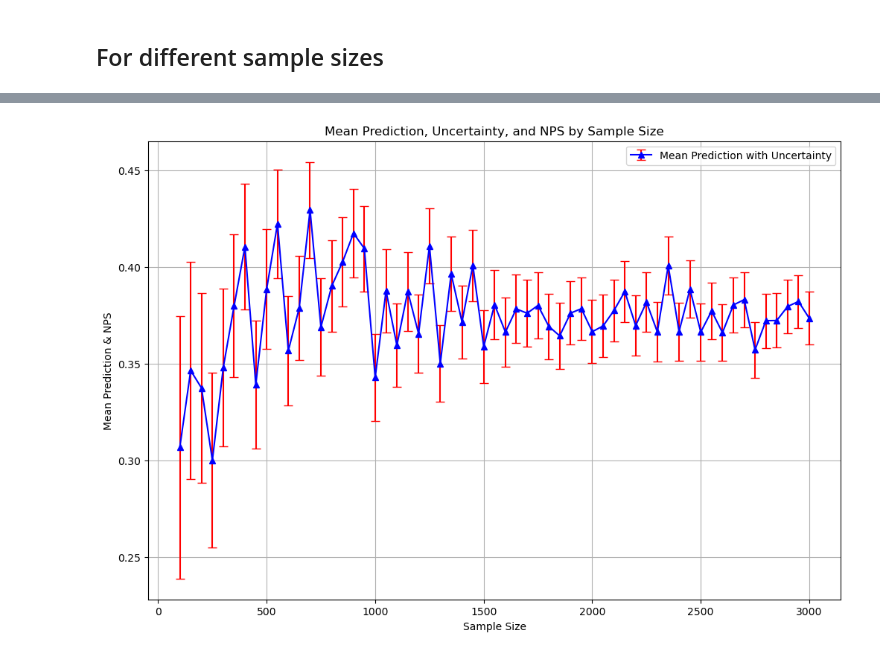
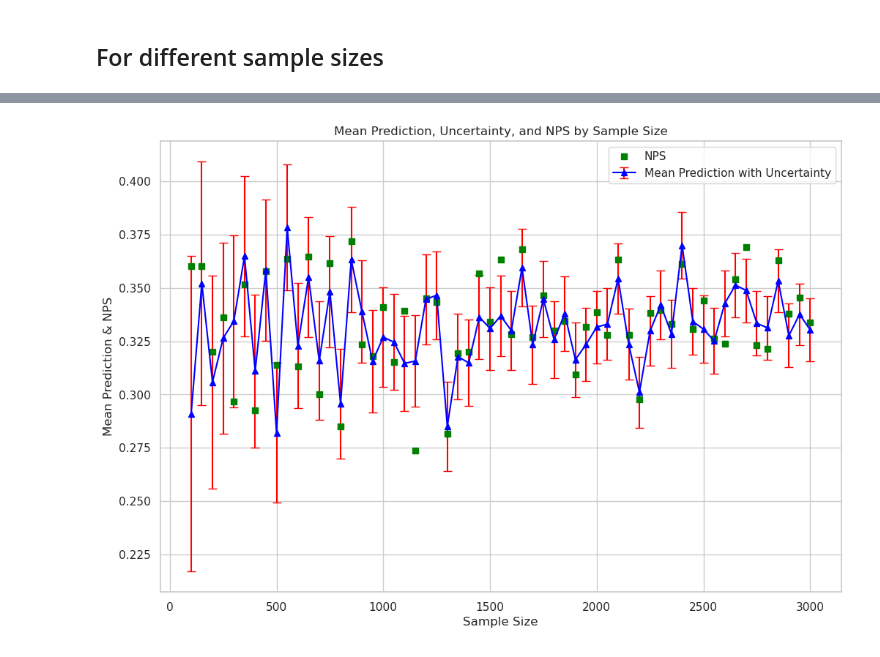
Before and after one commit to nomadicsenseis/AI_Explanatory_Drivers-VS_past_pipeline, a Jupyter notebook: develop/uncertainty_propagation.ipynb, the cells around one changed output, grey strips where cells are left out. Cells and saved outputs as stored; diff of their text form; code cells hidden in the pictures.

```diff
--- a/develop/uncertainty_propagation.ipynb
+++ b/develop/uncertainty_propagation.ipynb
@@ -1424,14 +1412,14 @@ filtered_df
 import numpy as np
 import pandas as pd
 
-def sample_uncertainties(data, n_samples=100, sample_size=1):
+def sample_uncertainties(data, n_samples=10, sample_size=100):
     results = []
     np.random.seed(42)  # For reproducibility
 
     for _ in range(n_samples):
         # Randomly select samples
         sample = data.sample(n=sample_size)
-        mean_prediction = sample['out_prob_nps'].mean()
+        mean_prediction = sample['mean_proba_nps'].mean()
 
         # Model uncertainty (quadratic sum of uncertainties in the sample)
         model_uncertainty = sample['uncertainty_nps'].mean()
@@ -1478,7 +1466,7 @@ plt.show()
 # %% [markdown]
 ## For different sample sizes
 # %%
-filtered_df=pd.read_csv('predictions (11).csv')
+# filtered_df=pd.read_csv('predictions (11).csv')
 # %%
 filtered_df
 # %% [output]
@@ -1498,5 +1486,5 @@ filtered_df
 # %%
-filtered_df = filtered_df.rename(columns={'out_prob_nps': 'mean_proba_nps'})
+# filtered_df = filtered_df.rename(columns={'out_prob_nps': 'mean_proba_nps'})
 # %%
 def calculate_nps(group_df):
     """
@@ -1543,9 +1531,11 @@ def sample_uncertainties_by_size(data, sample_sizes, n_iterations=1):
             # Total uncertainty (quadratic sum of model uncertainty and SEM)
             total_uncertainty = np.sqrt(model_uncertainty**2 + sem**2)
 
-            results.append((size, mean_prediction, model_uncertainty, sem, total_uncertainty))
+            NPS = calculate_nps(sample)
 
-    results_df = pd.DataFrame(results, columns=['sample_size', 'mean_prediction', 'model_uncertainty', 'SEM', 'total_uncertainty'])
+            results.append((size, mean_prediction, model_uncertainty, sem, total_uncertainty, NPS))
+
+    results_df = pd.DataFrame(results, columns=['sample_size', 'mean_prediction', 'model_uncertainty', 'SEM', 'total_uncertainty', 'NPS'])
     return results_df
 
 # Sample sizes from 100 to 3000 in steps of 50
@@ -1554,32 +1544,32 @@ results_df = sample_uncertainties_by_size(filtered_df, sample_sizes)
 # %%
 import matplotlib.pyplot as plt
 
 # Assuming 'results_df' contains 'sample_size', 'mean_prediction', 'total_uncertainty', and now 'NPS' for each sample size
 # Group data by sample size to calculate mean of predictions, total uncertainties, and NPS
 grouped = results_df.groupby('sample_size').agg({
-    # 'NPS': 'mean',  # Assuming the NPS is already computed and included in results_df
+    'NPS': 'mean',  # Assuming the NPS is already computed and included in results_df
     'mean_prediction': 'mean',
     'total_uncertainty': 'mean'
 }).reset_index()
 
 # Create the plot
 plt.figure(figsize=(12, 8))
 
 # Plot mean prediction with uncertainty
 plt.errorbar(grouped['sample_size'], grouped['mean_prediction'], yerr=grouped['total_uncertainty'], fmt='o', ecolor='red', capsize=4, linestyle='-', marker='^', color='blue', label='Mean Prediction with Uncertainty')
 
 # Plot NPS on the same axis
-# plt.plot(grouped['sample_size'], grouped['NPS'], color='green', marker='s', linestyle='', label='NPS')
+plt.plot(grouped['sample_size'], grouped['NPS'], color='green', marker='s', linestyle='', label='NPS')
 
 # Titles and labels
 plt.title('Mean Prediction, Uncertainty, and NPS by Sample Size')
 plt.xlabel('Sample Size')
 plt.ylabel('Mean Prediction & NPS')
 plt.legend(loc='upper right')
 plt.grid(True)
 plt.show()
 # %% [output]
-[figure, old version]
+[figure, new version]
 # %%
 grouped['total_uncertainty'].min()
 # %% [output]
```
Also changed, not shown: parts of 11 cells of this notebook, 8 other files.
